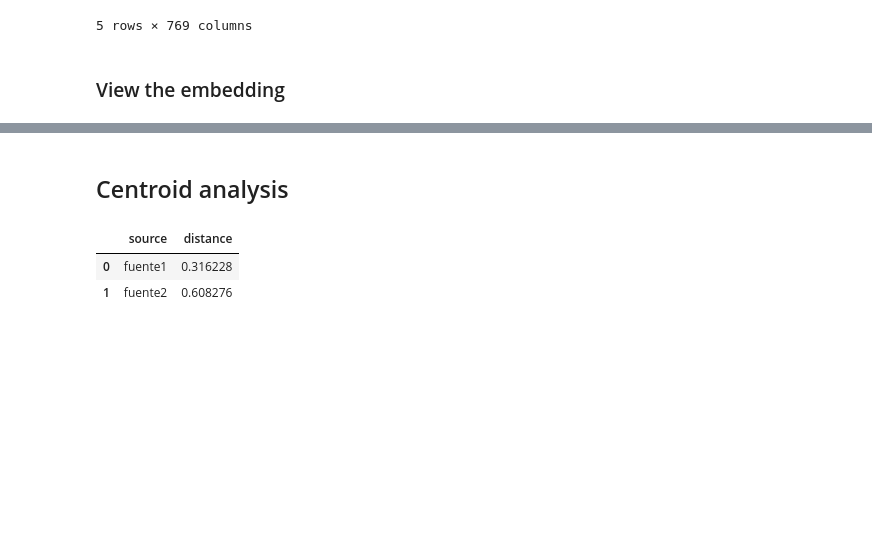
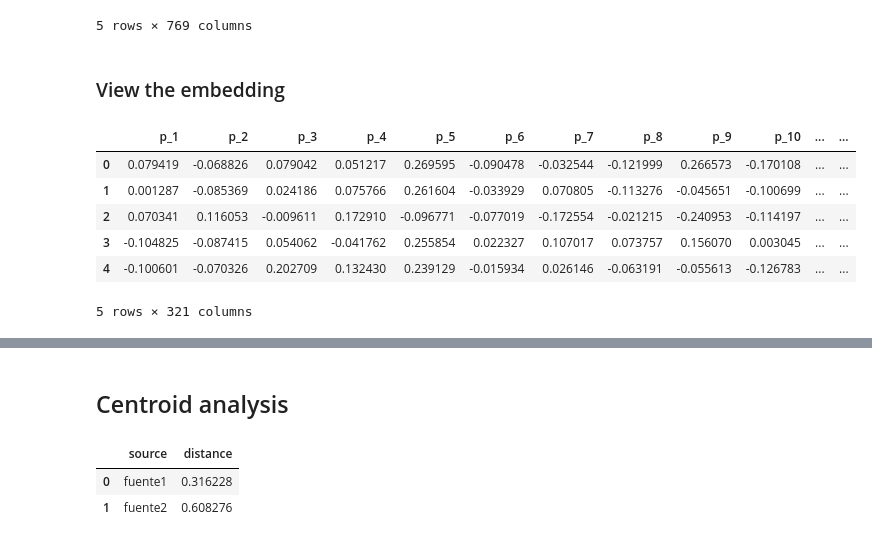
Before and after one commit to diegfernv/mk_numerical_representation, a Jupyter notebook: notebooks/1-Encoding.ipynb, the cells around one changed output, grey strips where cells are left out. Drawn from its saved outputs; the diff is of its cells as text; code cells hidden in the pictures; blank space fills up the shorter version.

```diff
--- a/notebooks/1-Encoding.ipynb
+++ b/notebooks/1-Encoding.ipynb
@@ -449,3 +452,14 @@ import seaborn as sns
+# %%
+df_embedding = pd.read_csv("../data/encoded/esm2_t6_8M_UR50D.csv")
+df_embedding.head()
+# %% [output]
+|  | p_1 | p_2 | p_3 | p_4 | p_5 | p_6 | p_7 | p_8 | p_9 | p_10 | ... | ... |
+| 0 | 0.079419 | -0.068826 | 0.079042 | 0.051217 | 0.269595 | -0.090478 | -0.032544 | -0.121999 | 0.266573 | -0.170108 | ... | ... |
+| 1 | 0.001287 | -0.085369 | 0.024186 | 0.075766 | 0.261604 | -0.033929 | 0.070805 | -0.113276 | -0.045651 | -0.100699 | ... | ... |
+| 2 | 0.070341 | 0.116053 | -0.009611 | 0.172910 | -0.096771 | -0.077019 | -0.172554 | -0.021215 | -0.240953 | -0.114197 | ... | ... |
+| 3 | -0.104825 | -0.087415 | 0.054062 | -0.041762 | 0.255854 | 0.022327 | 0.107017 | 0.073757 | 0.156070 | 0.003045 | ... | ... |
+| 4 | -0.100601 | -0.070326 | 0.202709 | 0.132430 | 0.239129 | -0.015934 | 0.026146 | -0.063191 | -0.055613 | -0.126783 | ... | ... |
+5 rows × 321 columns
 # %%
 df_pos = df_embedding[df_embedding["response"] == 1]
 df_neg = df_embedding[df_embedding["response"] == 0]
```
Also changed, not shown: parts of 8 cells of this notebook, 6 other files.
